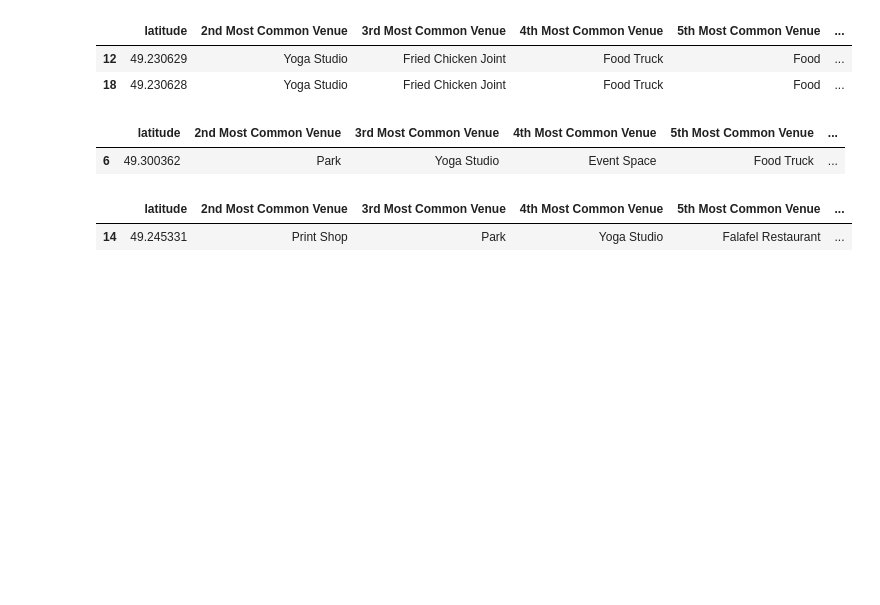
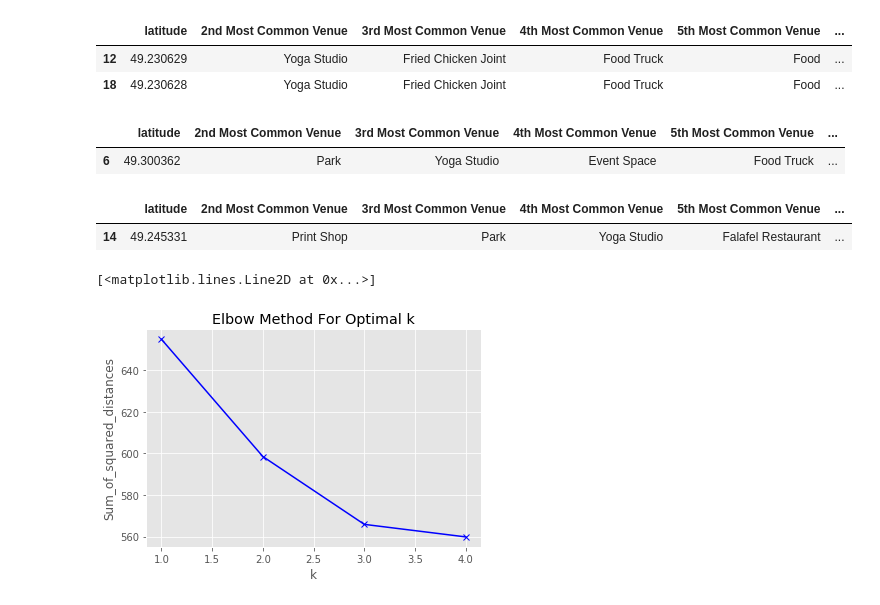
Before and after one commit to ChaoCeciliaChen/Coursera_Capstone, a Jupyter notebook: Vancouver Neighbourhoods Analysis.ipynb, the cells around one changed output. Cells and saved outputs as stored; diff of their text form; code cells hidden in the pictures; blank space fills up the shorter version.

```diff
--- a/Vancouver Neighbourhoods Analysis.ipynb
+++ b/Vancouver Neighbourhoods Analysis.ipynb
@@ -729,3 +729,26 @@ van_nhood_merged.loc[van_nhood_merged['Cluster Labels'] == 4, van_nhood_merged.c
 # %% [output]
 |  | latitude | 2nd Most Common Venue | 3rd Most Common Venue | 4th Most Common Venue | 5th Most Common Venue | ... |
 | 14 | 49.245331 | Print Shop | Park | Yoga Studio | Falafel Restaurant | ... |
+# %%
+from sklearn.preprocessing import MinMaxScaler
+mms = MinMaxScaler()
+vancouver_onehot_clustering = vancouver_onehot.drop('neighbourhood', 1)
+mms.fit(vancouver_onehot_clustering)
+data_transformed = mms.transform(vancouver_onehot_clustering)
+# %%
+Sum_of_squared_distances = []
+K = range(1,5)
+for k in K:
+    km = KMeans(n_clusters=k)
+    km = km.fit(data_transformed)
+    Sum_of_squared_distances.append(km.inertia_)
+# %%
+import matplotlib.pyplot as plt
+pic = plt.plot(K, Sum_of_squared_distances, 'bx-')
+plt.xlabel('k')
+plt.ylabel('Sum_of_squared_distances')
+plt.title('Elbow Method For Optimal k')
+pic
+# %% [output]
+[<matplotlib.lines.Line2D at 0x...>]
+[figure, added]
```
